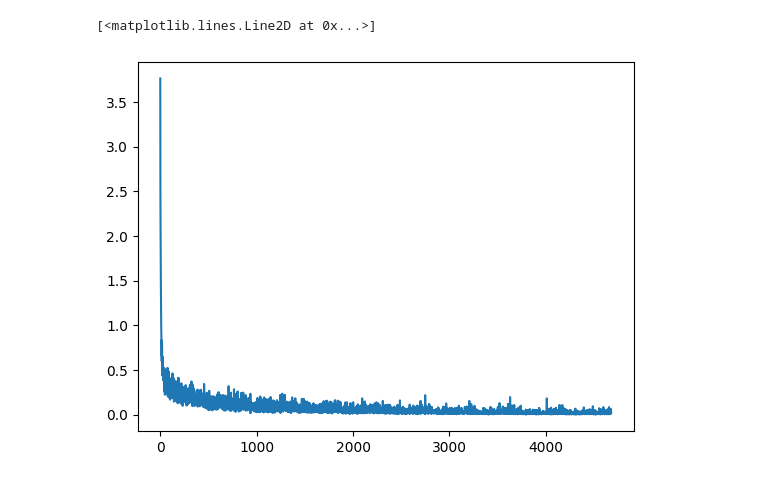
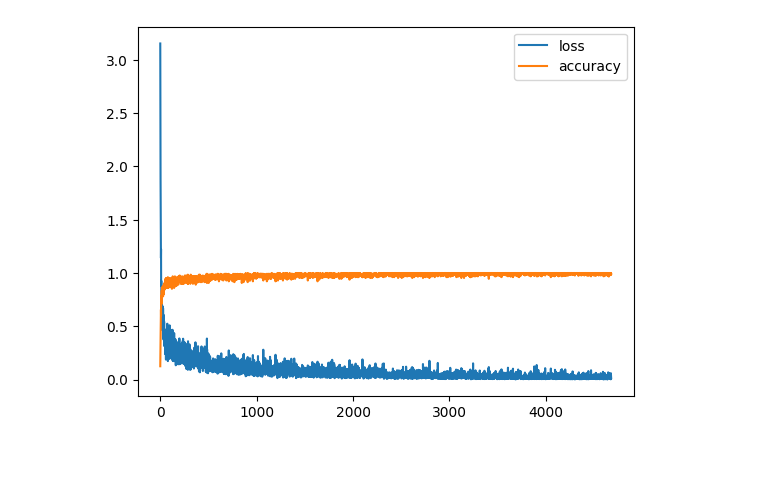
Before and after one commit to BjarniHaukur/milligrad, a Jupyter notebook: examples/mnist.ipynb, the cells around one changed output. Drawn from its saved outputs; the diff is of its cells as text; code cells hidden in the pictures.

```diff
--- a/examples/mnist.ipynb
+++ b/examples/mnist.ipynb
@@ -48,7 +45,7 @@ LR = 1e-3
 
 
 model = MLP()
-optim = Adam(model.parameters(), lr=LR)
+optim = Adam([model.w1, model.b1, model.w2, model.b2], lr=LR)
 
 losses = []
 accuracies = []
@@ -71,11 +68,13 @@ for _ in tqdm(range(EPOCHS)):
         optim.zero_grad()
         loss.backward()
         optim.step()
-# %%
-plt.plot(losses)
-# %% [output]
-[<matplotlib.lines.Line2D at 0x...>]
-[figure, removed]
+# %%
+plt.plot(losses, label='loss')
+plt.plot(accuracies, label='accuracy')
+plt.legend()
+plt.show()
+# %% [output]
+[figure, added]
 # %%
 plt.plot(accuracies)
 # %% [output]
```
Also changed, not shown: parts of 5 cells of this notebook, 3 other files.
